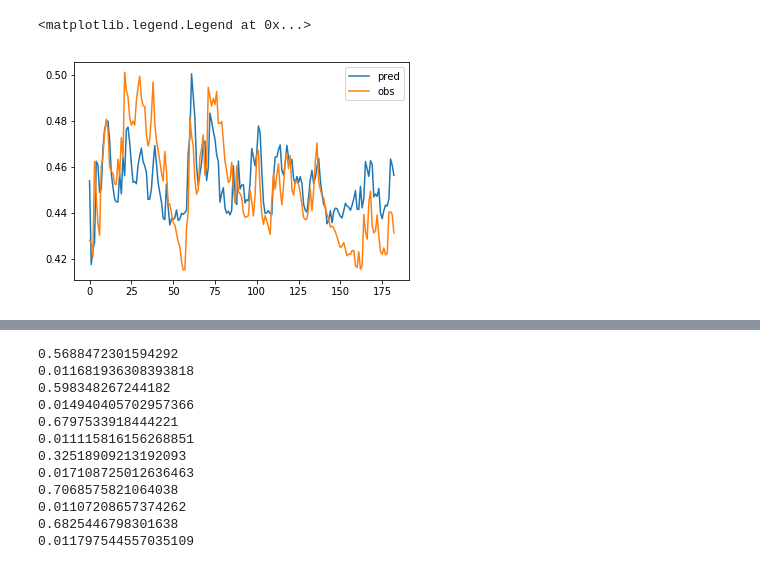
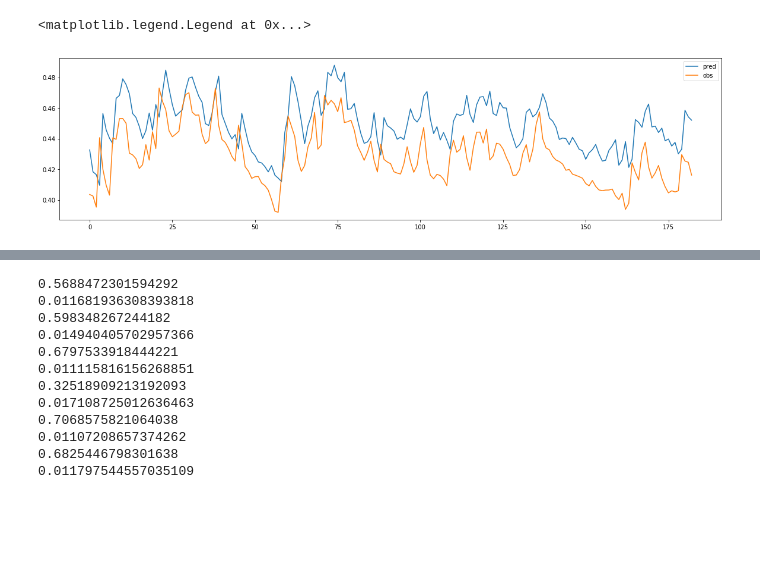
Before and after one commit to leelew/HRSEPP, a Jupyter notebook: src/debug.ipynb, the cells around one changed output, grey strips where cells are left out. Cells and saved outputs as stored; diff of their text form; code cells hidden in the pictures; blank space fills up the shorter version.

```diff
--- a/src/debug.ipynb
+++ b/src/debug.ipynb
@@ -1,6 +1,6 @@
 # %%
 import numpy as np
-x_train = np.load('x_train.npy')
-y_train = np.load('y_train.npy')
-x_test = np.load('x_test.npy')
-y_test = np.load('y_test.npy')
+x_train = np.load('../test/x_train.npy')
+y_train = np.load('../test/y_train.npy')
+x_test = np.load('../test/x_test.npy')
+y_test = np.load('../test/y_test.npy')
@@ -40,12 +63,13 @@ for i in range(6):
 # %%
 import matplotlib.pyplot as plt
 
-plt.plot(y_pred[5])
-plt.plot(y_test[5])
+plt.figure(figsize=(20,5))
+plt.plot(y_pred[0])
+plt.plot(y_test[0])
 plt.legend(['pred','obs'])
 # %% [output]
 <matplotlib.legend.Legend at 0x...>
-[figure, old version]
+[figure, new version]
 # %%
 from model.__model import GlobalLSTM
 from model.__train_model import train, rmse_loss
```
Also changed, not shown: parts of 29 cells of this notebook, 8 other files.
